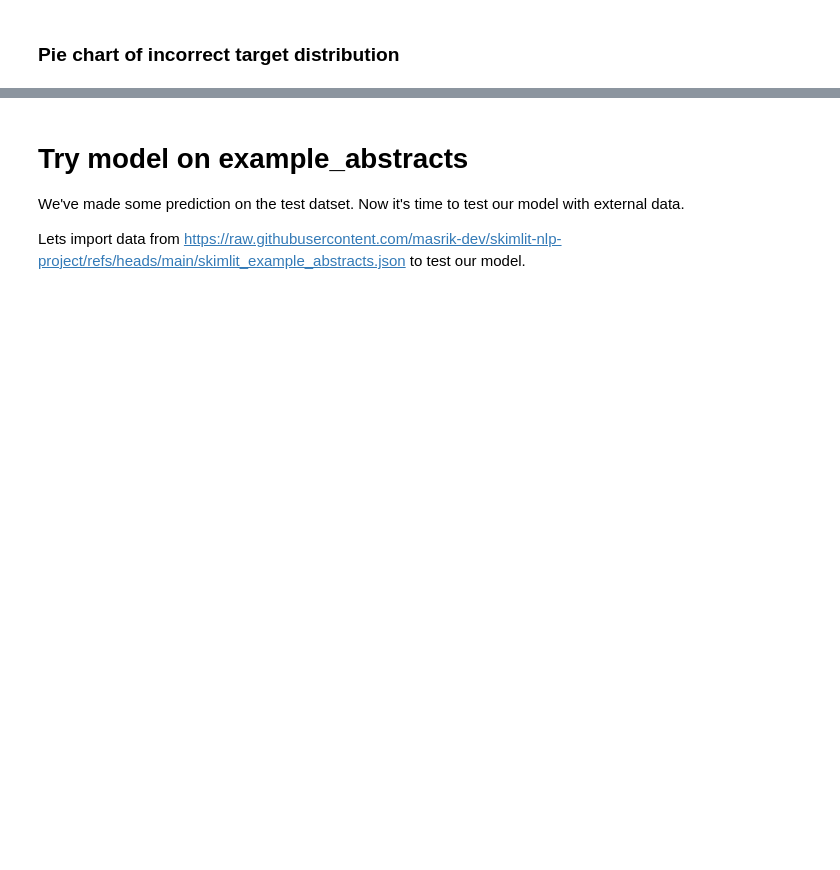
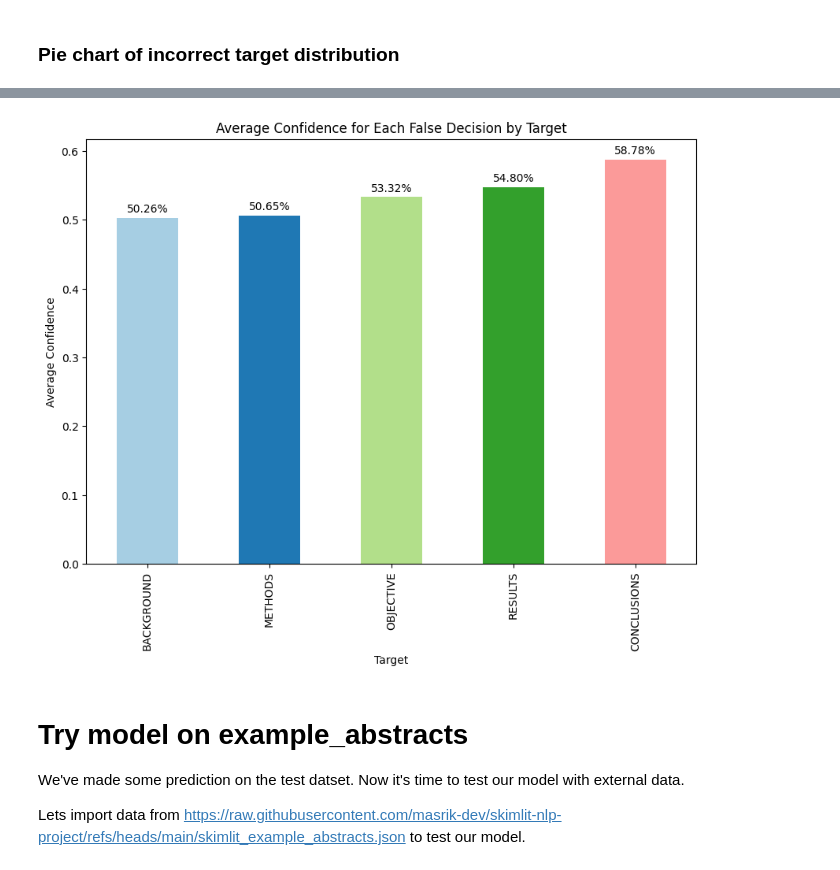
Before and after one commit to masrik-dev/skimlit-nlp-project, a Jupyter notebook: skimlit.ipynb, the cells around one changed output, grey strips where cells are left out. Drawn from its saved outputs; the diff is of its cells as text; code cells hidden in the pictures; blank space fills up the shorter version.

```diff
--- a/skimlit.ipynb
+++ b/skimlit.ipynb
@@ -854,23 +916,25 @@ plt.show()
 # %%
 import matplotlib.pyplot as plt
 
 # Calculate the average confidence for each false decision for target
 false_predictions = test_df[~test_df["correct"]]
 avg_confidence_per_target = false_predictions.groupby("target")["pred_prob"].mean()
 
 # Sort the average confidence in ascending order
 avg_confidence_per_target = avg_confidence_per_target.sort_values()
 
 # Plot the average confidence for each false decision for target
 ax = avg_confidence_per_target.plot(kind="bar", figsize=(10, 7), color=plt.cm.Paired(range(len(avg_confidence_per_target))), title="Average Confidence for Each False Decision by Target")
 plt.xlabel("Target")
 plt.ylabel("Average Confidence")
 
 # Add percentages on top of the bars
 for p in ax.patches:
-    ax.annotate(f"{p.get_height():.2%}", (p.get_x() + p.get_width() / 2., p.get_height()), ha="center", va="center", xytext=(0, 8), testcoords="offset points")
+    ax.annotate(f"{p.get_height():.2%}", (p.get_x() + p.get_width() / 2., p.get_height()), ha="center", va="center", xytext=(0, 8), textcoords="offset points")
 
 plt.show()
+# %% [output]
+[figure, added]
 # %% [markdown]
 # Try model on example_abstracts
 
```
Also changed, not shown: parts of 41 cells of this notebook.
